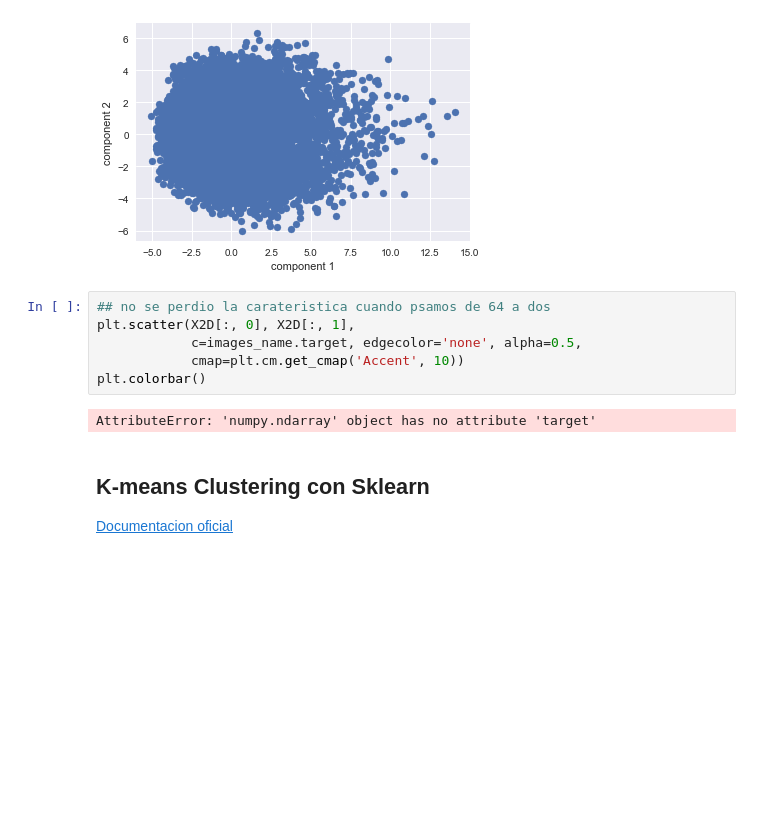
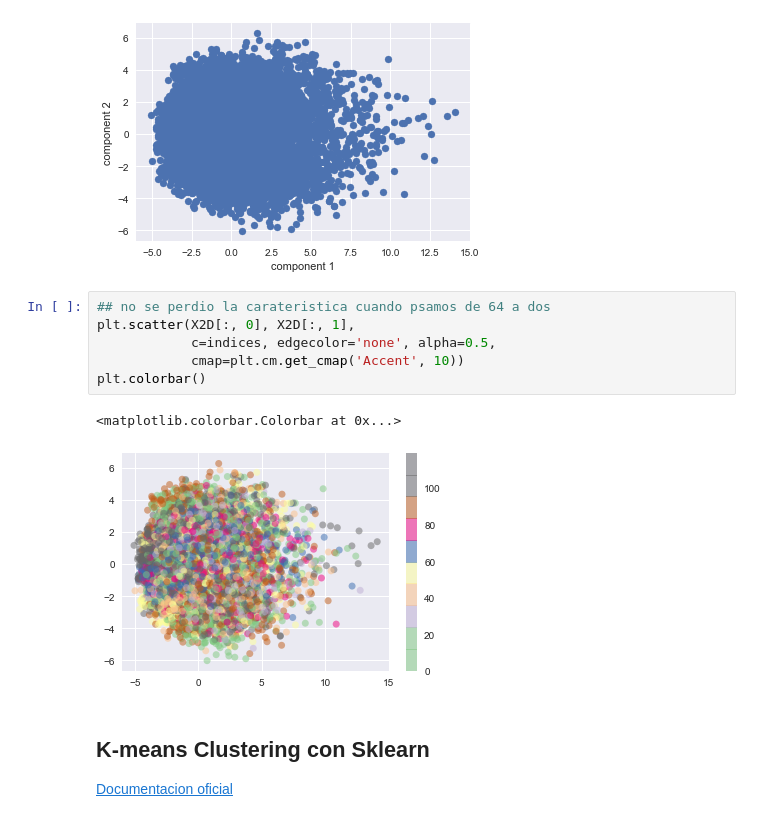
Before and after one commit to jmeonov201/Statistical_Learning_2, a Jupyter notebook: Aprendizaje no Supervisado Tarea 1/K-nearest neighbor-Tarea1.ipynb, the cells around one changed output. Cells and saved outputs as stored; diff of their text form; blank space fills up the shorter version.

```diff
--- a/Aprendizaje no Supervisado Tarea 1/K-nearest neighbor-Tarea1.ipynb
+++ b/Aprendizaje no Supervisado Tarea 1/K-nearest neighbor-Tarea1.ipynb
@@ -157,11 +197,12 @@ Text(0, 0.5, 'component 2')
 # %%
 ## no se perdio la carateristica cuando psamos de 64 a dos
 plt.scatter(X2D[:, 0], X2D[:, 1],
-            c=images_name.target, edgecolor='none', alpha=0.5,
+            c=indices, edgecolor='none', alpha=0.5,
             cmap=plt.cm.get_cmap('Accent', 10))
 plt.colorbar()
 # %% [output]
-AttributeError: 'numpy.ndarray' object has no attribute 'target'
+<matplotlib.colorbar.Colorbar at 0x...>
+[figure, added]
 # %% [markdown]
 ## K-means Clustering con Sklearn
 
```
Also changed, not shown: parts of 73 cells of this notebook.
